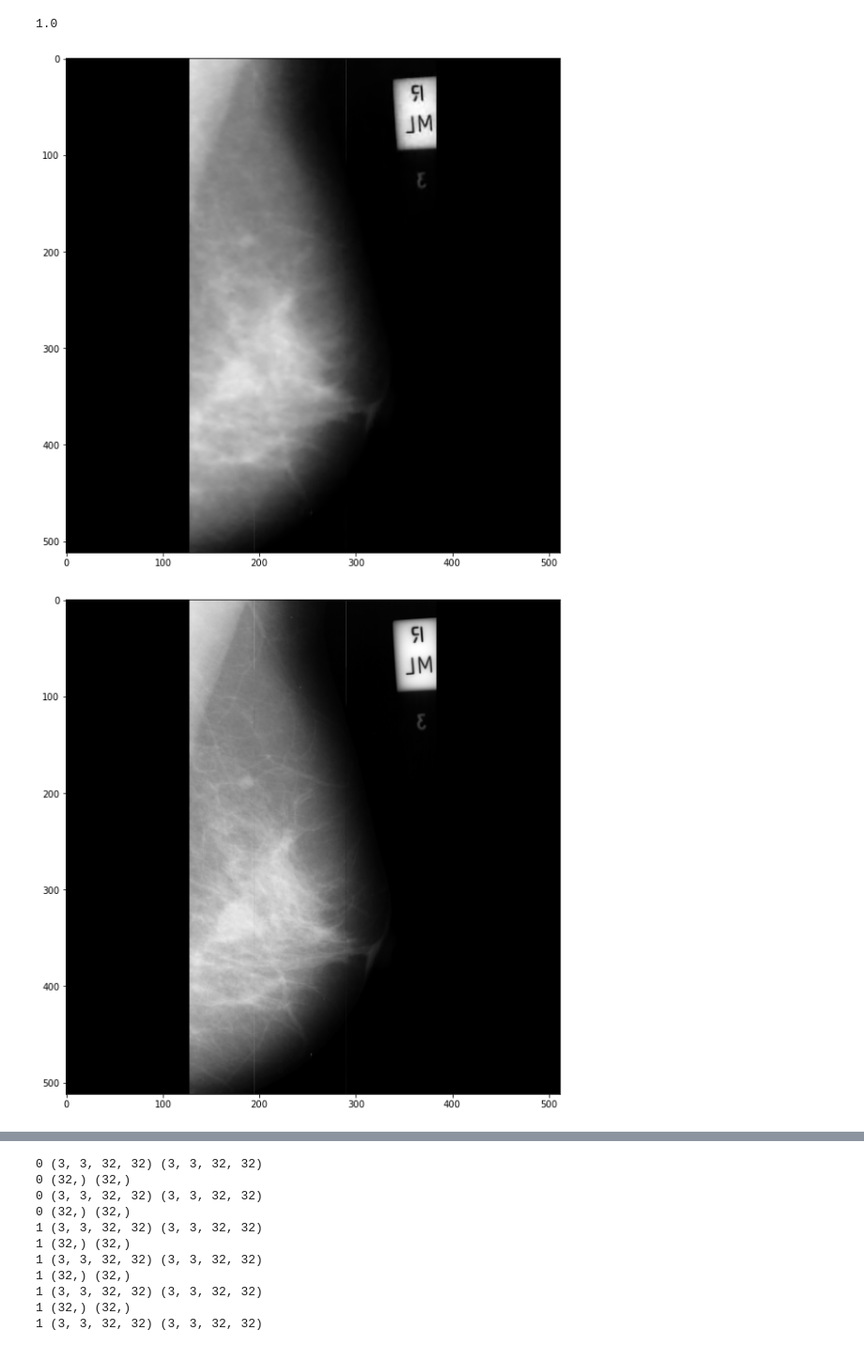
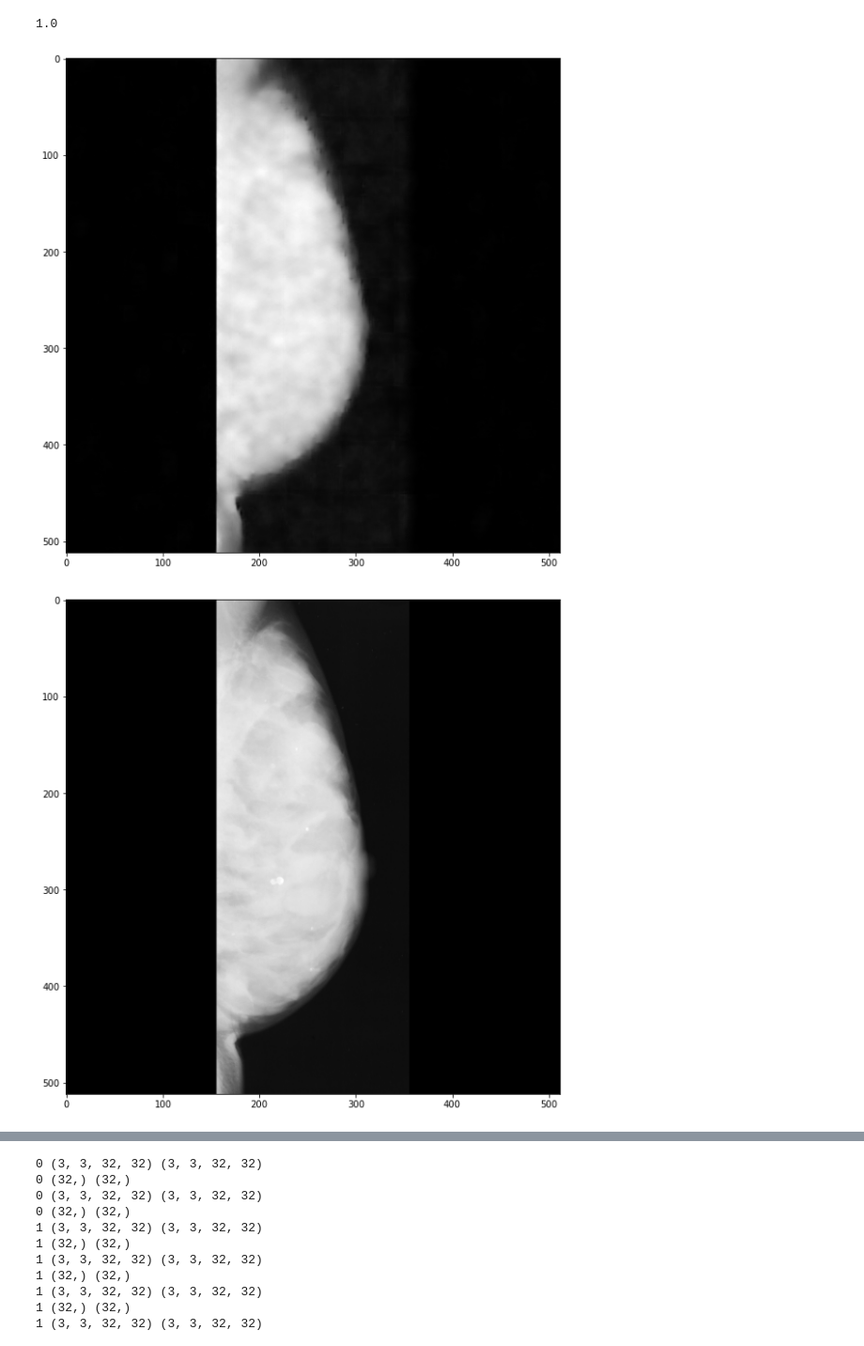
Before and after one commit to notchla/dnresnet, a Jupyter notebook: perceptual_dnresnet.ipynb, the cells around one changed output, grey strips where cells are left out. Shown at 94% size. Cells and saved outputs as stored; diff of their text form; code cells hidden in the pictures.

```diff
--- a/perceptual_dnresnet.ipynb
+++ b/perceptual_dnresnet.ipynb
@@ -13,8 +13,8 @@ from numpy.random import default_rng
 # %%
 y_train = np.load("/home/notchla/Documents/mias_y_train.npy", allow_pickle=True)
 y_val = np.load("/home/notchla/Documents/mias_y_val.npy", allow_pickle=True)
-x_train = np.load("/home/notchla/Documents/mias_x_train.npy", allow_pickle=True)
-x_val = np.load("/home/notchla/Documents/mias_x_val.npy", allow_pickle=True)
+x_train = np.load("/home/notchla/Documents/mias_xtrain_poisson_gauss01.npy", allow_pickle=True)
+x_val = np.load("/home/notchla/Documents/mias_xval_poisson_gauss01.npy", allow_pickle=True)
 
 print(np.max(y_train), np.max(y_val), np.max(x_train), np.max(x_val))
 print(np.min(y_train), np.min(y_val), np.min(x_train), np.min(x_val))
@@ -24,8 +24,8 @@ print(np.min(y_train), np.min(y_val), np.min(x_train), np.min(x_val))
 # %%
 rng = default_rng()
 # %%
-x_train = x_train + rng.normal(0, 0.01, x_train.shape)
-x_val = x_val + rng.normal(0, 0.01, x_val.shape)
+'''x_train = x_train + rng.normal(0, 0.1, x_train.shape)
+x_val = x_val + rng.normal(0, 0.1, x_val.shape)
 
 x_train = np.clip(x_train, 0, 1)
-x_val = np.clip(x_val, 0, 1)
+x_val = np.clip(x_val, 0, 1)'''
@@ -256,7 +267,7 @@ def perceptual_loss_function(y_true, y_pred):
     s = s/4
     return s
 # %%
-mymodel.compile(optimizer="adam", loss=[tf.keras.losses.MeanSquaredError(), tf.keras.losses.MeanSquaredError(), perceptual_loss_function], loss_weights=[0.5, 0.1, 0.01])
+mymodel.compile(optimizer="adam", loss=[tf.keras.losses.MeanSquaredError(), tf.keras.losses.MeanSquaredError(), perceptual_loss_function], loss_weights=[1, 0.025, 0.01])
 # %%
 sobel_train = y_train_sobel_patches * y_train_patches
 sobel_val = y_val_sobel_patches * y_val_patches
@@ -295,7 +306,7 @@ def cascadeTraining(model, residuals, epochs):
     for i in range(residuals):
         model.addResidual()
         model.inheritWeights(i)
-        model.compile(optimizer="adam", loss=[tf.keras.losses.MeanSquaredError(), tf.keras.losses.MeanSquaredError(), perceptual_loss_function], loss_weights=[1, 0.1, 0.01])
+        model.compile(optimizer="adam", loss=[tf.keras.losses.MeanSquaredError(), tf.keras.losses.MeanSquaredError(), perceptual_loss_function], loss_weights=[1, 0.025, 0.01])
         info = model.fit([x_train_patches, y_train_sobel_patches], [y_train_patches, sobel_train, y_train_patches], epochs=epochs, shuffle=True, validation_data=([x_val_patches, y_val_sobel_patches], [y_val_patches, sobel_val, y_val_patches]))
         res.append(model.get_res_weights())
         for layer in model.layers: print(layer.get_config())
@@ -441,15 +452,15 @@ print(np.max(recon))
 1.0
 # %%
 plt.figure(figsize=(10,10))
-plt.imshow(recon[3])
+plt.imshow(recon[22])
 plt.gray()
 # %% [output]
-[figure, old version]
+[figure, new version]
 # %%
 plt.figure(figsize=(10,10))
-plt.imshow(y_val[3])
+plt.imshow(y_val[22])
 plt.gray()
 # %% [output]
-[figure, old version]
+[figure, new version]
 # %%
 plt.figure(figsize=(10,10))
```
Also changed, not shown: parts of 19 cells of this notebook, 5 other files.
